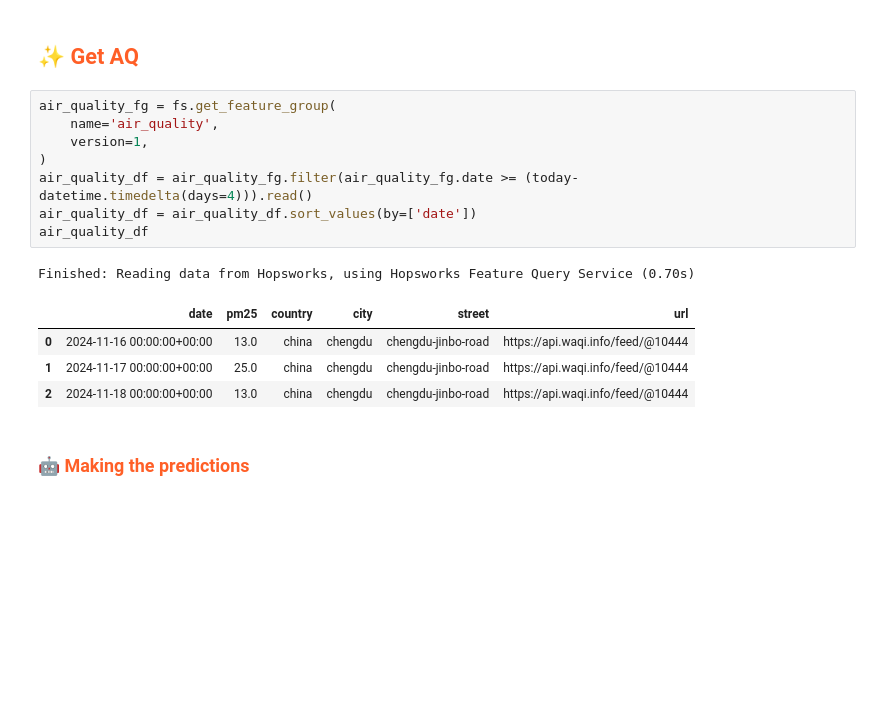
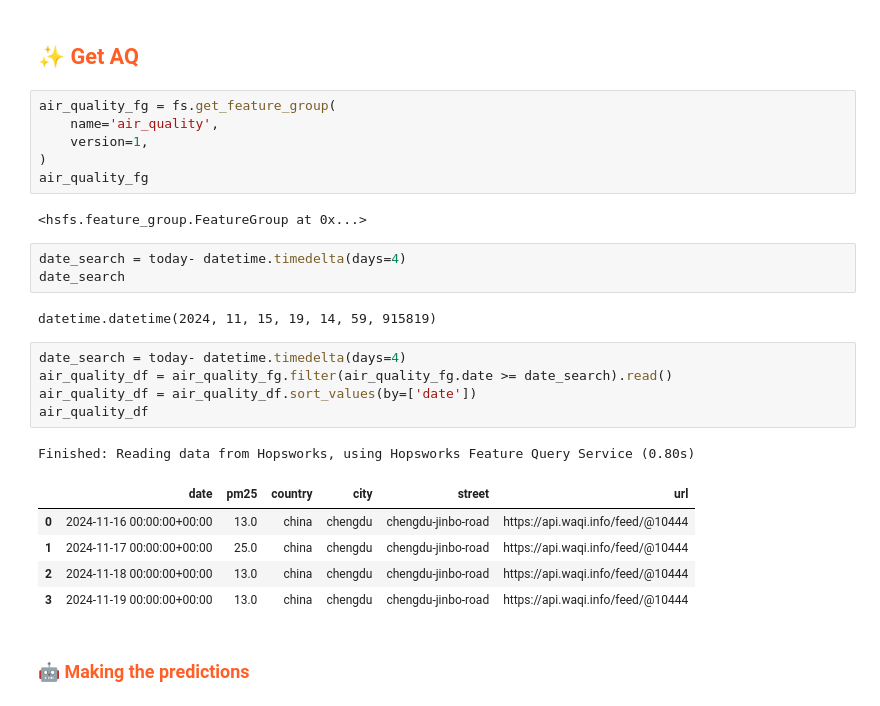
Before and after one commit to ZilinGe/ID2223, a Jupyter notebook: notebooks/ch03/4_1air_quality_batch_inference-Copy1.ipynb, the cells around one changed output. Cells and saved outputs as stored; diff of their text form; blank space fills up the shorter version.

```diff
--- a/notebooks/ch03/4_1air_quality_batch_inference-Copy1.ipynb
+++ b/notebooks/ch03/4_1air_quality_batch_inference-Copy1.ipynb
@@ -146,15 +147,26 @@ air_quality_fg = fs.get_feature_group(
     name='air_quality',
     version=1,
 )
-air_quality_df = air_quality_fg.filter(air_quality_fg.date >= (today- datetime.timedelta(days=4))).read()
-air_quality_df = air_quality_df.sort_values(by=['date'])
-air_quality_df
+air_quality_fg
 # %% [output]
-Finished: Reading data from Hopsworks, using Hopsworks Feature Query Service (0.70s)
+<hsfs.feature_group.FeatureGroup at 0x...>
-|  | date | pm25 | country | city | street | url |
-| 0 | 2024-11-16 00:00:00+00:00 | 13.0 | china | chengdu | chengdu-jinbo-road | https://api.waqi.info/feed/@10444 |
-| 1 | 2024-11-17 00:00:00+00:00 | 25.0 | china | chengdu | chengdu-jinbo-road | https://api.waqi.info/feed/@10444 |
-| 2 | 2024-11-18 00:00:00+00:00 | 13.0 | china | chengdu | chengdu-jinbo-road | https://api.waqi.info/feed/@10444 |
+# %%
+date_search = today- datetime.timedelta(days=4)
+date_search
+# %% [output]
+datetime.datetime(2024, 11, 15, 19, 14, 59, 915819)
+# %%
+date_search = today- datetime.timedelta(days=4)
+air_quality_df = air_quality_fg.filter(air_quality_fg.date >= date_search).read()
+air_quality_df = air_quality_df.sort_values(by=['date'])
+air_quality_df
+# %% [output]
+Finished: Reading data from Hopsworks, using Hopsworks Feature Query Service (0.80s)
+|  | date | pm25 | country | city | street | url |
+| 0 | 2024-11-16 00:00:00+00:00 | 13.0 | china | chengdu | chengdu-jinbo-road | https://api.waqi.info/feed/@10444 |
+| 1 | 2024-11-17 00:00:00+00:00 | 25.0 | china | chengdu | chengdu-jinbo-road | https://api.waqi.info/feed/@10444 |
+| 2 | 2024-11-18 00:00:00+00:00 | 13.0 | china | chengdu | chengdu-jinbo-road | https://api.waqi.info/feed/@10444 |
+| 3 | 2024-11-19 00:00:00+00:00 | 13.0 | china | chengdu | chengdu-jinbo-road | https://api.waqi.info/feed/@10444 |
 # %% [markdown]
 ### <span style="color:#ff5f27;">🤖 Making the predictions</span>
 # %%
```
Also changed, not shown: parts of 18 cells of this notebook.
